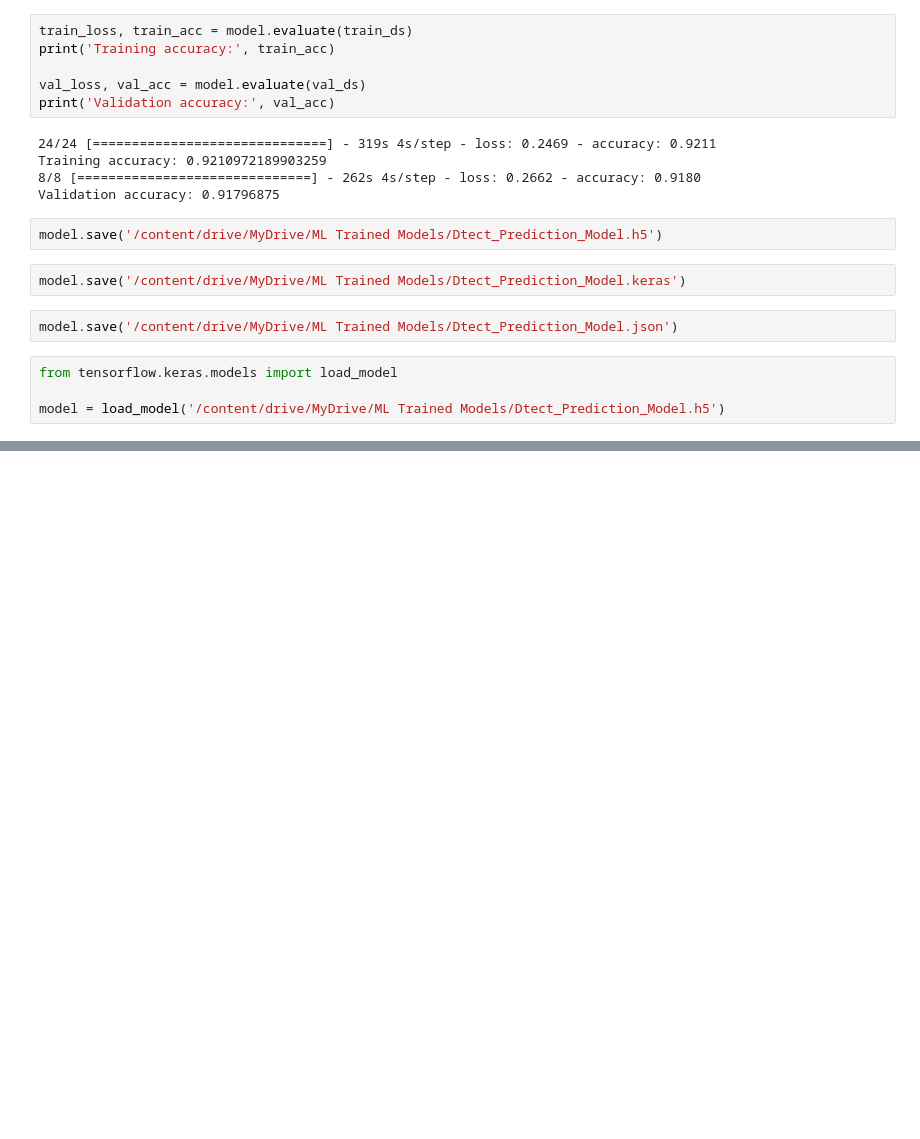
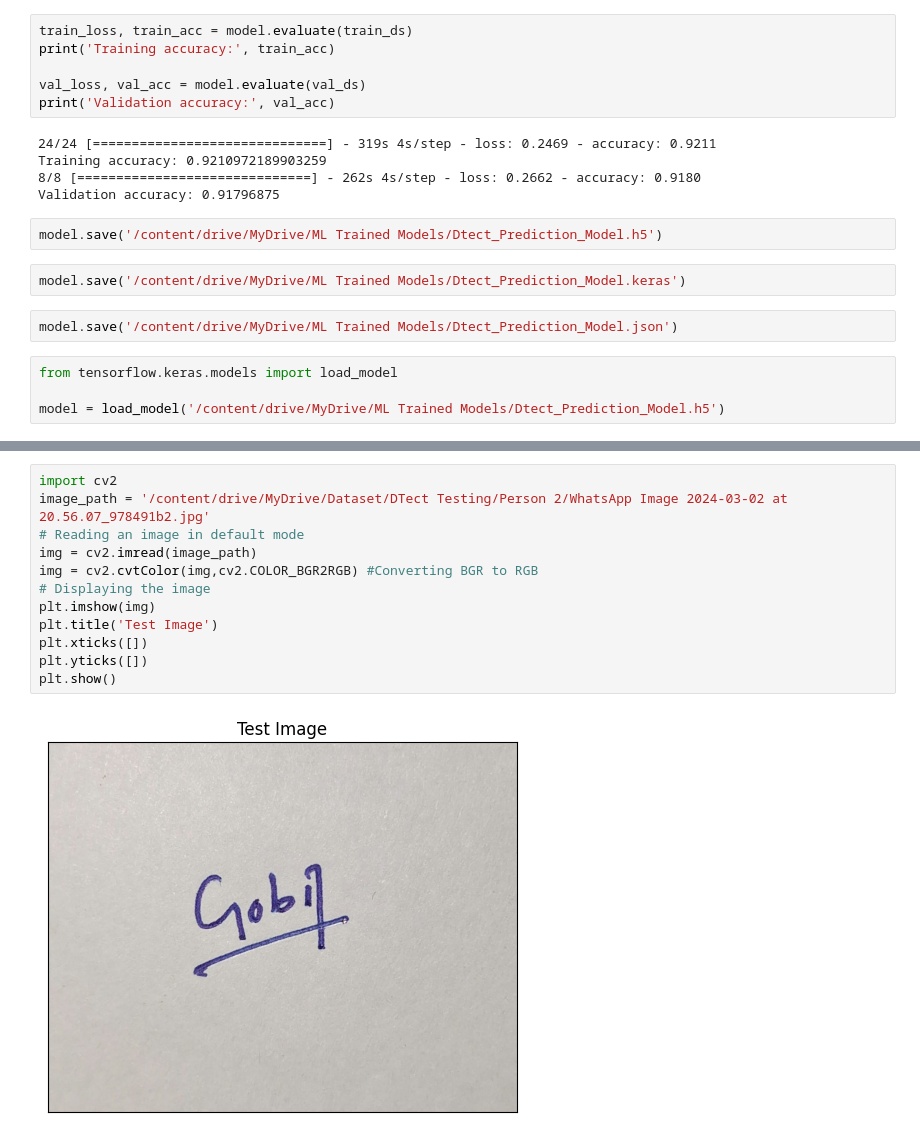
Before and after one commit to Gobihanath/DTect, a Jupyter notebook: DTect_Final.ipynb, the cells around one changed output, grey strips where cells are left out. Saved outputs shown, nothing was run; the diff lists cells and outputs as text; blank space fills up the shorter version.

```diff
--- a/DTect_Final.ipynb
+++ b/DTect_Final.ipynb
@@ -217,0 +263,14 @@ model = load_model('/content/drive/MyDrive/ML Trained Models/Dtect_Prediction_Mo
+# %%
+import cv2
+image_path = '/content/drive/MyDrive/Dataset/DTect Testing/Person 2/WhatsApp Image 2024-03-02 at 20.56.07_978491b2.jpg'
+# Reading an image in default mode
+img = cv2.imread(image_path)
+img = cv2.cvtColor(img,cv2.COLOR_BGR2RGB) #Converting BGR to RGB
+# Displaying the image
+plt.imshow(img)
+plt.title('Test Image')
+plt.xticks([])
+plt.yticks([])
+plt.show()
+# %% [output]
+[figure, added]
```
Also changed, not shown: parts of 10 cells of this notebook.
